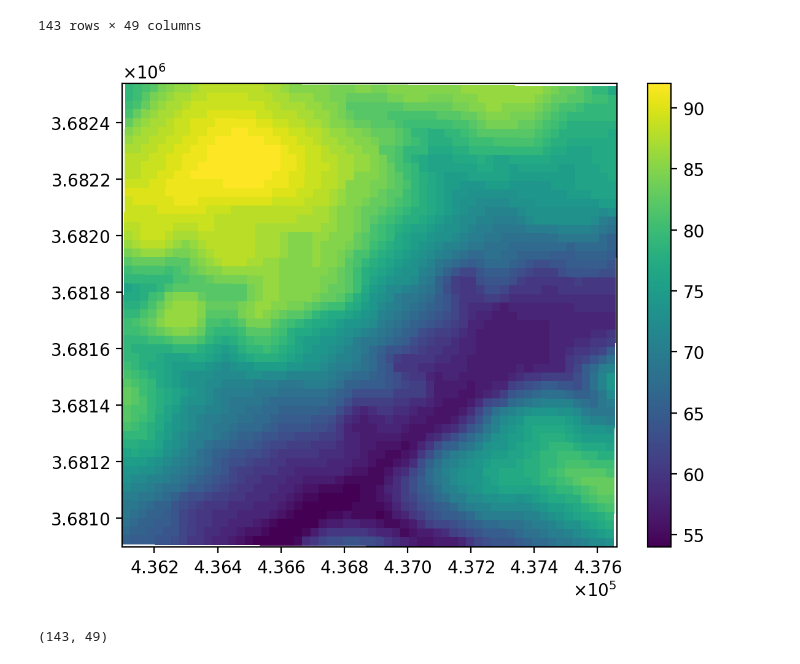
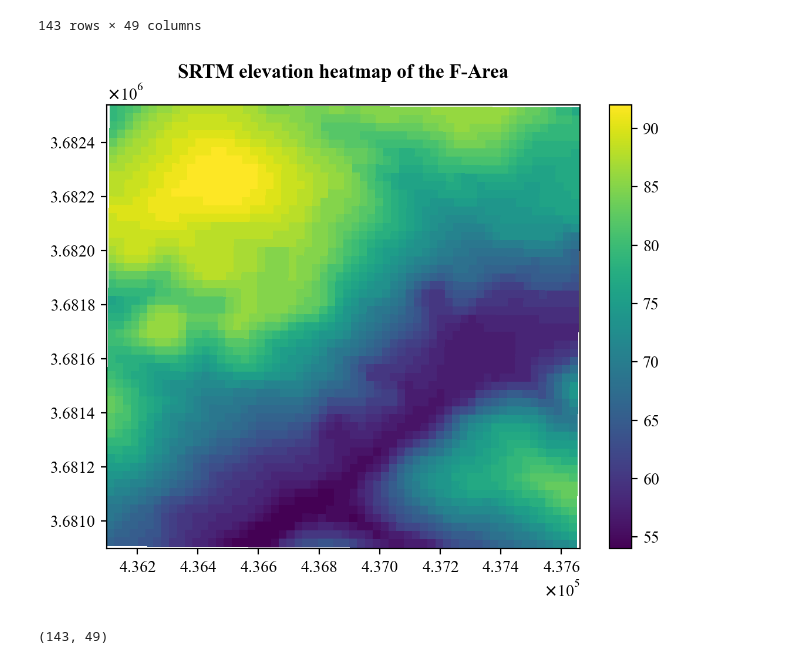
Before and after one commit to AurelienMeray/pylenm, a Jupyter notebook: notebooks/3) pyLEnM - Water Table estimation & Well Optimization.ipynb, the cells around one changed output. Drawn from its saved outputs; the diff is of its cells as text; code cells hidden in the pictures.

```diff
--- a/notebooks/3) pyLEnM - Water Table estimation & Well Optimization.ipynb
+++ b/notebooks/3) pyLEnM - Water Table estimation & Well Optimization.ipynb
@@ -13,7 +15,7 @@ import pandas as pd
 import numpy as np
 import matplotlib.pyplot as plt
 from datetime import datetime
-from sklearn.preprocessing import PolynomialFeatures
+from sklearn.preprocessing import PolynomialFeatures, MinMaxScaler
 from sklearn.model_selection import LeaveOneOut
 from math import sqrt
 from sklearn.metrics import r2_score
@@ -27,6 +29,8 @@ from pyproj import Transformer
 import rasterio
 import elevation
 import richdem as rd
+
+plt.rcParams["font.family"] = "Times New Roman"
 # %% [markdown]
 ## GIS Data Layers
 # %%
@@ -210,13 +214,14 @@ wt_interp
 # %%
 # Plotting the map
 plt.figure( dpi=200, figsize=(6.5,5))
 map_ = plt.pcolor(x_loc, y_loc , farea_dem)
 # plt.scatter(UTM_x, UTM_y, c='#900C3F')
 plt.ticklabel_format(style='sci', axis='both',scilimits=(-1,1), useMathText=True)
 plt.colorbar(map_)
+plt.title('SRTM elevation heatmap of the F-Area',y=1.04, fontweight='bold')
 plt.show()
 # %% [output]
-[figure, old version]
+[figure, new version]
 # %%
 wt_interp.shape
 # %% [output]
```
Also changed, not shown: parts of 11 cells of this notebook, 3 other files.
